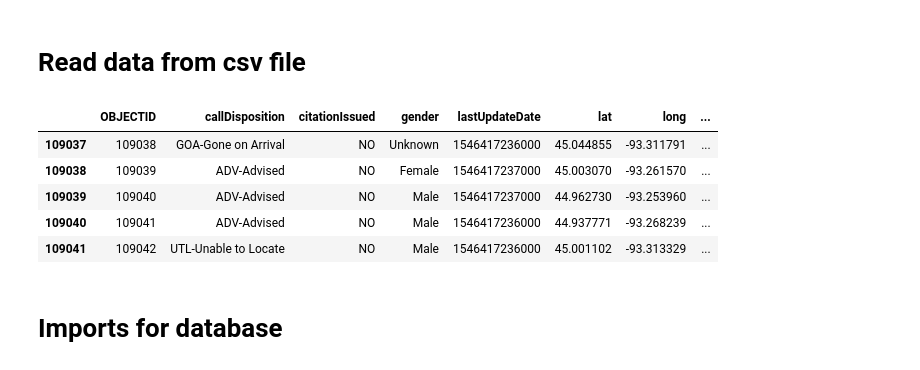
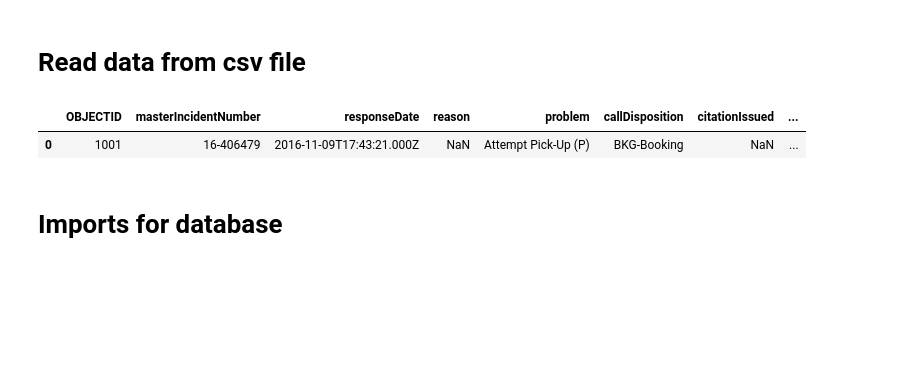
Before and after one commit to mccallkm/Minneapolis-Traffic-Stop-Data-Analysis, a Jupyter notebook: clean_data.ipynb, the cells around one changed output. Saved outputs shown, nothing was run; the diff lists cells and outputs as text; code cells hidden in the pictures; blank space fills up the shorter version.

```diff
--- a/clean_data.ipynb
+++ b/clean_data.ipynb
@@ -11,16 +11,12 @@ from datetime import datetime
 # %% [markdown]
 # Read data from csv file
 # %%
-stop_file = "static/data/Police_Stop_data2.csv"
+stop_file = "static/data/Police_Stop_data.csv"
 stop_df=pd.read_csv(stop_file)
-stop_df.tail()
+stop_df.head(1)
 # %% [output]
-|  | OBJECTID | callDisposition | citationIssued | gender | lastUpdateDate | lat | long | ... |
-| 109037 | 109038 | GOA-Gone on Arrival | NO | Unknown | 1546417236000 | 45.044855 | -93.311791 | ... |
-| 109038 | 109039 | ADV-Advised | NO | Female | 1546417237000 | 45.003070 | -93.261570 | ... |
-| 109039 | 109040 | ADV-Advised | NO | Male | 1546417237000 | 44.962730 | -93.253960 | ... |
-| 109040 | 109041 | ADV-Advised | NO | Male | 1546417236000 | 44.937771 | -93.268239 | ... |
-| 109041 | 109042 | UTL-Unable to Locate | NO | Male | 1546417236000 | 45.001102 | -93.313329 | ... |
+|  | OBJECTID | masterIncidentNumber | responseDate | reason | problem | callDisposition | citationIssued | ... |
+| 0 | 1001 | 16-406479 | 2016-11-09T17:43:21.000Z | NaN | Attempt Pick-Up (P) | BKG-Booking | NaN | ... |
 # %% [markdown]
 # Imports for database
 # %%
```
Also changed, not shown: parts of 36 cells of this notebook, 25 other files.
